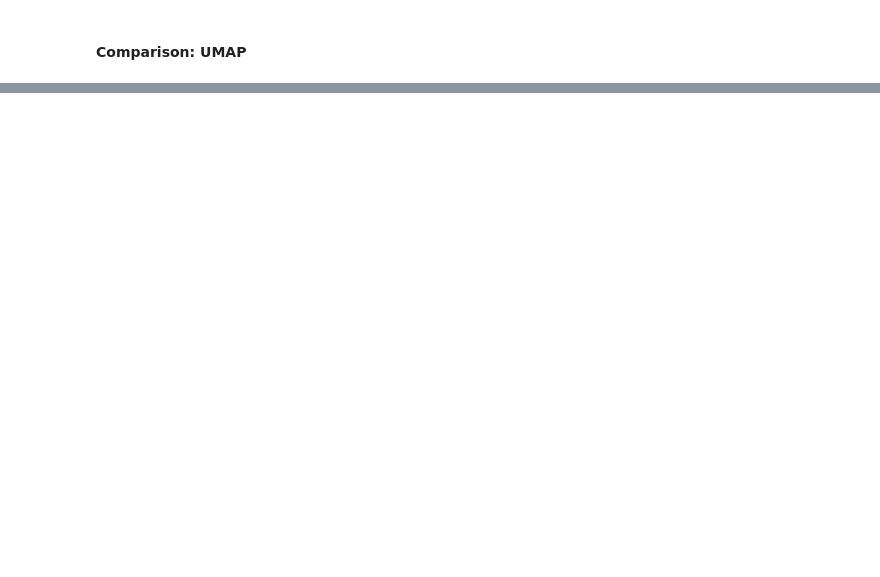
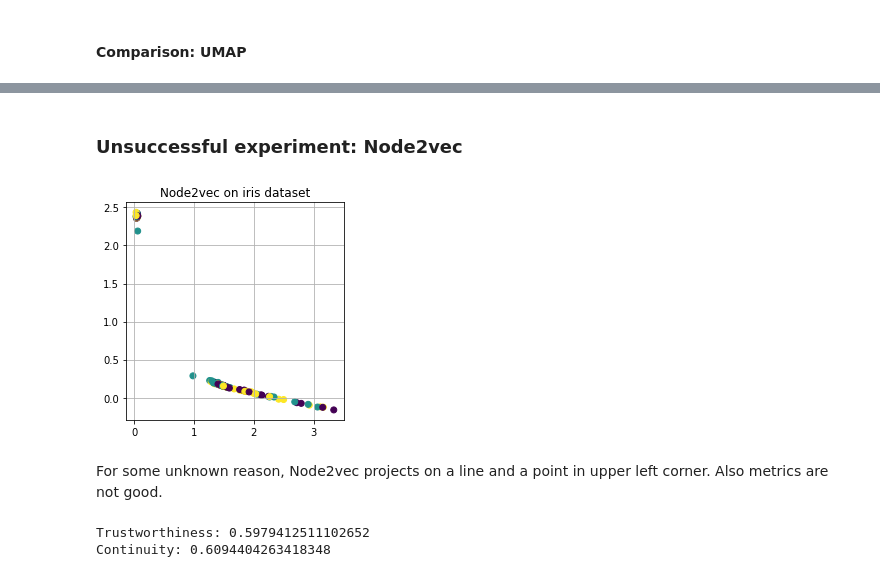
Before and after one commit to radajakub/GML-dim-reduction, a Jupyter notebook: src/final_notebook.ipynb, the cells around one changed output, grey strips where cells are left out. Cells and saved outputs as stored; diff of their text form; code cells hidden in the pictures; blank space fills up the shorter version.

```diff
--- a/src/final_notebook.ipynb
+++ b/src/final_notebook.ipynb
@@ -296,0 +472,22 @@ evaluation.print_evaluation(data, embeddings)
+# %% [markdown]
+### Unsuccessful experiment: Node2vec
+# %%
+iris = load_iris()
+data = iris.data
+labels = iris.target
+data, labels = preprocessing.remove_duplicities(data, labels, shuffle=True, normalize=False)
+# %%
+builder = build.CheapestBuilder(weight_fun=weights.reciprocal)
+embedder = embedding.Node2VecEmbedder(embedding_dim=2)
+embeddings = dim_reduction.reduce_dimension(data, builder, embedder)
+# %%
+visualization.show_data(embeddings, labels=labels, square=True, title='Node2vec on iris dataset')
+# %% [output]
+[figure, added]
+# %% [markdown]
+For some unknown reason, Node2vec projects on a line and a point in upper left corner. Also metrics are not good.
+# %%
+evaluation.print_evaluation(data, embeddings)
+# %% [output]
+Trustworthiness: 0.5979412511102652
+Continuity: 0.6094404263418348
```
Also changed, not shown: parts of 80 cells of this notebook, 20 other files.
